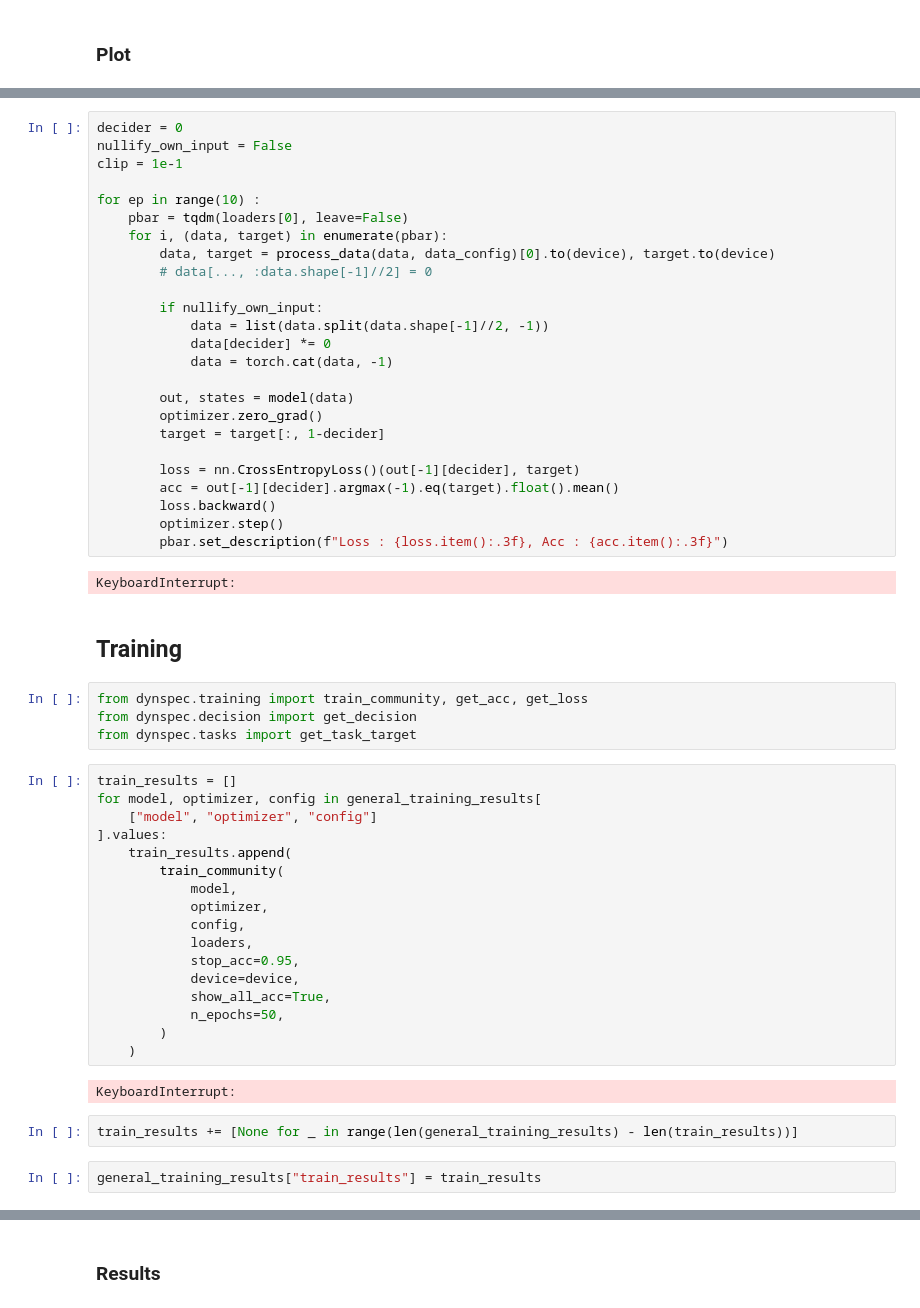
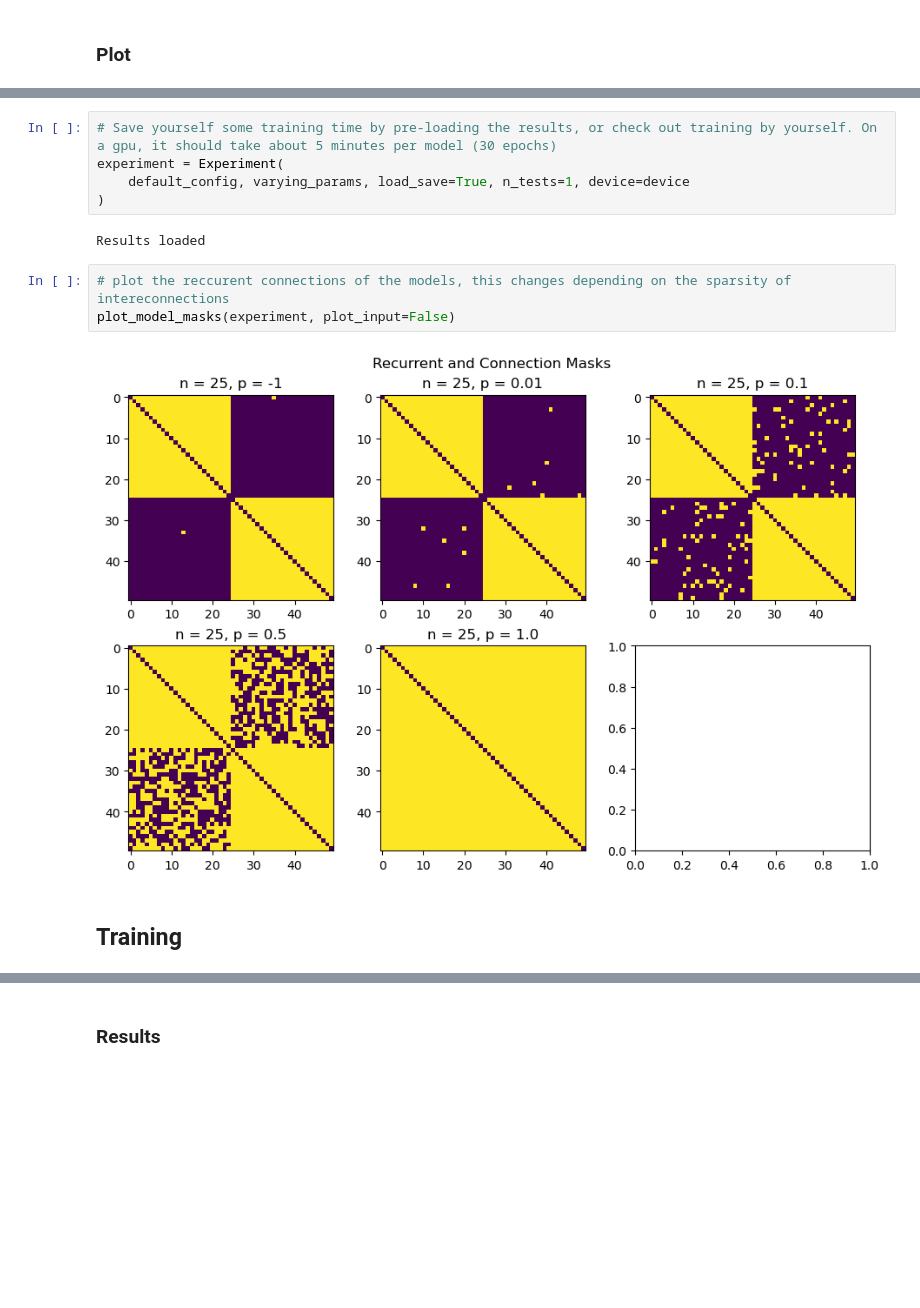
Before and after one commit to GabrielBena/specialization-dynamics, a Jupyter notebook: examples/simple_code.ipynb, the cells around one changed output, grey strips where cells are left out. Saved outputs shown, nothing was run; the diff lists cells and outputs as text; blank space fills up the shorter version.

Commit message:
experiment runner

```diff
--- a/examples/simple_code.ipynb
+++ b/examples/simple_code.ipynb
@@ -331,56 +129,14 @@ readout.parametrizations.weight.original tensor(0.0157)
-# %%
-decider = 0
-nullify_own_input = False
-clip = 1e-1
-
-for ep in range(10) :
-    pbar = tqdm(loaders[0], leave=False)
-    for i, (data, target) in enumerate(pbar):
-        data, target = process_data(data, data_config)[0].to(device), target.to(device)
-        # data[..., :data.shape[-1]//2] = 0
-
-        if nullify_own_input:
-            data = list(data.split(data.shape[-1]//2, -1))
-            data[decider] *= 0
-            data = torch.cat(data, -1)
-
-        out, states = model(data)
-        optimizer.zero_grad()
-        target = target[:, 1-decider]
-
-        loss = nn.CrossEntropyLoss()(out[-1][decider], target)
-        acc = out[-1][decider].argmax(-1).eq(target).float().mean()
-        loss.backward()
-        optimizer.step()
-        pbar.set_description(f"Loss : {loss.item():.3f}, Acc : {acc.item():.3f}")
-# %% [output]
-KeyboardInterrupt:
+# %%
+# Save yourself some training time by pre-loading the results, or check out training by yourself. On a gpu, it should take about 5 minutes per model (30 epochs)
+experiment = Experiment(
+    default_config, varying_params, load_save=True, n_tests=1, device=device
+)
+# %% [output]
+Results loaded
+# %%
+# plot the reccurent connections of the models, this changes depending on the sparsity of intereconnections
+plot_model_masks(experiment, plot_input=False)
+# %% [output]
+[figure, added]
 # %% [markdown]
 ## Training
-# %%
-from dynspec.training import train_community, get_acc, get_loss
-from dynspec.decision import get_decision
-from dynspec.tasks import get_task_target
-# %%
-train_results = []
-for model, optimizer, config in general_training_results[
-    ["model", "optimizer", "config"]
-].values:
-    train_results.append(
-        train_community(
-            model,
-            optimizer,
-            config,
-            loaders,
-            stop_acc=0.95,
-            device=device,
-            show_all_acc=True,
-            n_epochs=50,
-        )
-    )
-# %% [output]
-KeyboardInterrupt:
-# %%
-train_results += [None for _ in range(len(general_training_results) - len(train_results))]
-# %%
-general_training_results["train_results"] = train_results
```
Also changed, not shown: parts of 46 cells of this notebook, 9 other files.
